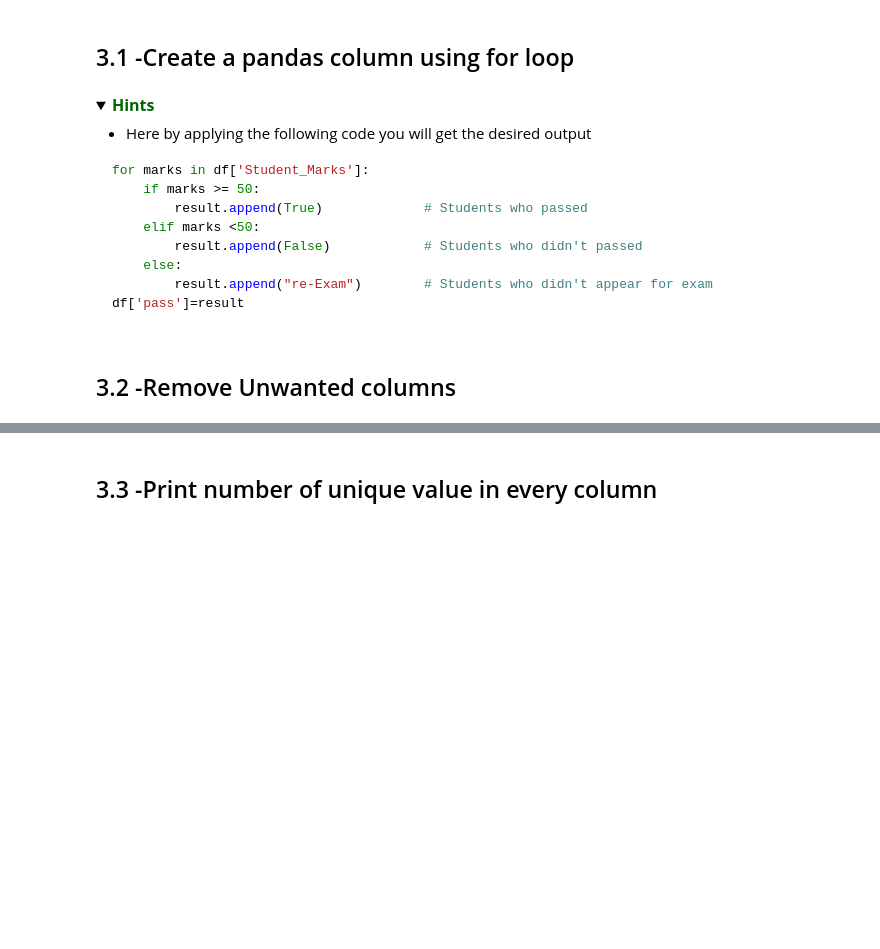
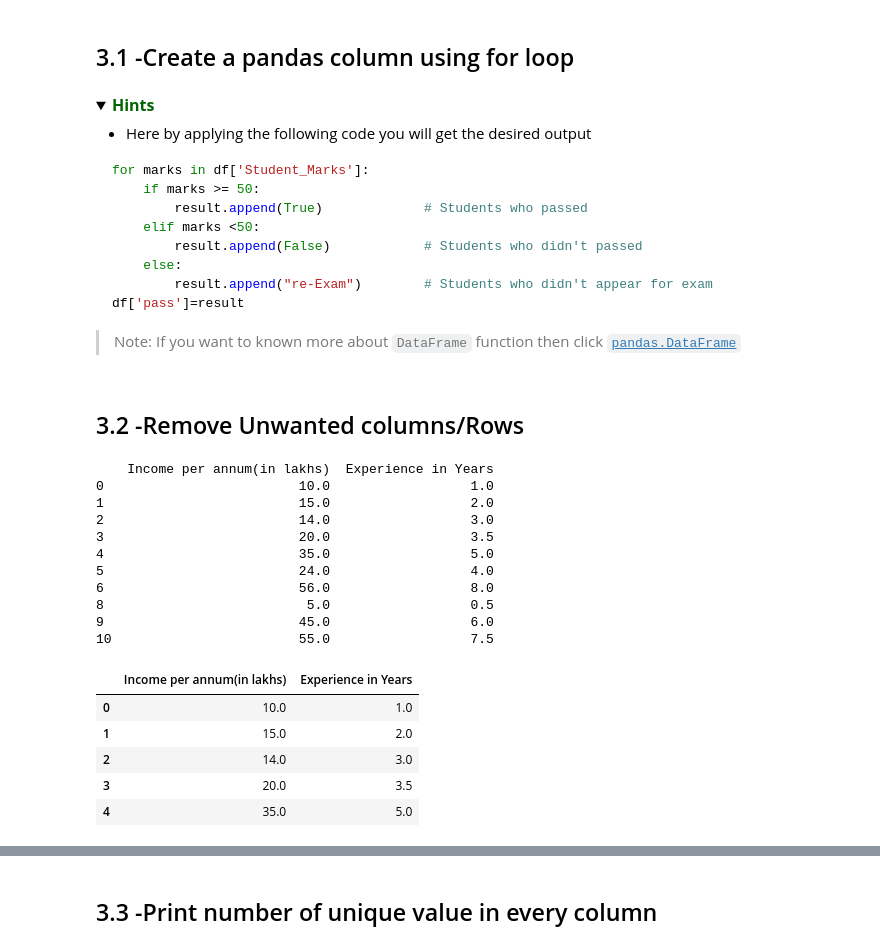
Before and after one commit to Aniruddha521/Python-Exercise, a Jupyter notebook: Python Exercise 2(pandas).ipynb, the cells around one changed output, grey strips where cells are left out. Drawn from its saved outputs; the diff is of its cells as text; code cells hidden in the pictures; folded sections open; blank space fills up the shorter version.

````diff
--- a/Python Exercise 2(pandas).ipynb
+++ b/Python Exercise 2(pandas).ipynb
@@ -95,6 +98,8 @@ print(df)
            result.append("re-Exam")        # Students who didn't appear for exam
    df['pass']=result
    ```
+>Note: If you want to known more about `DataFrame` function then click [`pandas.DataFrame`](https://pandas.pydata.org/docs/reference/api/pandas.DataFrame.html)
 </details>
 # %% [markdown]
-## 3.2 -Remove Unwanted columns
+<a name="3.2"></a>
+## 3.2 -Remove Unwanted columns/Rows
@@ -103,3 +106,40 @@ print(df)
+# %%
+# Remove the Name and Id columns fron the dataset and remove row number 8 as it contains no information
+employee_data =  {"Id" : ['1','2','3','4','5','6','7',np.NaN,'9','10','11'],
+                  "Name" : ['person1','person2','person3','person4','person5','person6',
+                    'person7',np.NaN,'person9','person10','person11',],
+                  "Income per annum(in lakhs)" : [10,15,14,20,35,24,56,np.NaN,5,45,55],
+                  "Experience in Years" : [1,2,3,3.5,5,4,8,np.NaN,0.5,6,7.5]
+                 }
+data=pd.DataFrame(employee_data,columns = ["Id" , "Name" , "Income per annum(in lakhs)" , "Experience in Years"])
+# Start Code Here
+data.drop("Id",axis=1,inplace=True)
+data.drop("Name",axis=1,inplace=True)
+data.drop(7,axis=0,inplace=True)
+
+
+
+# End Code Here
+print(data)
+data.head()
+# %% [output]
+    Income per annum(in lakhs)  Experience in Years
+0                         10.0                  1.0
+1                         15.0                  2.0
+2                         14.0                  3.0
+3                         20.0                  3.5
+4                         35.0                  5.0
+5                         24.0                  4.0
+6                         56.0                  8.0
+8                          5.0                  0.5
+9                         45.0                  6.0
+10                        55.0                  7.5
+|  | Income per annum(in lakhs) | Experience in Years |
+| 0 | 10.0 | 1.0 |
+| 1 | 15.0 | 2.0 |
+| 2 | 14.0 | 3.0 |
+| 3 | 20.0 | 3.5 |
+| 4 | 35.0 | 5.0 |
 # %% [markdown]
 <details>
   <summary><font size="3" color="darkgreen"><b>Hints</b></font></summary>
````
Also changed, not shown: parts of 8 cells of this notebook, 2 other files.
